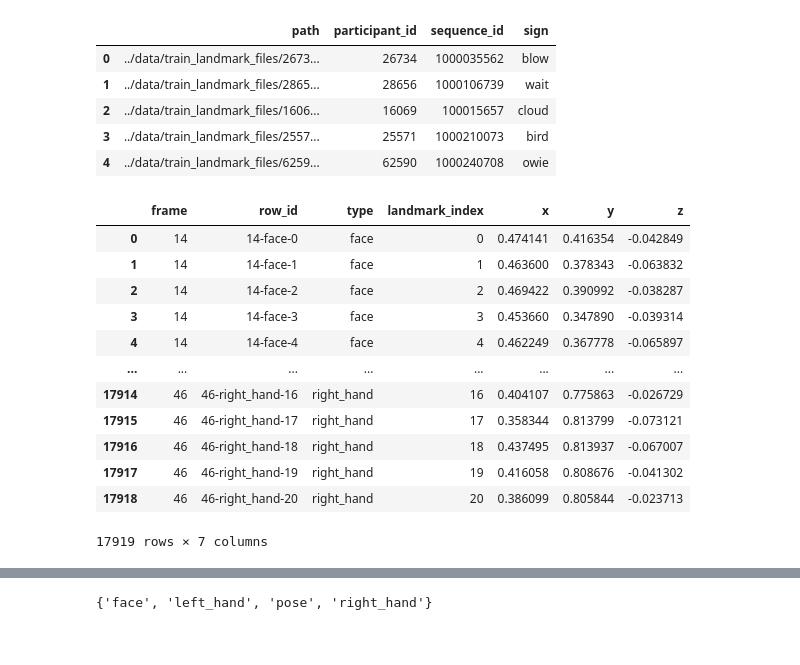
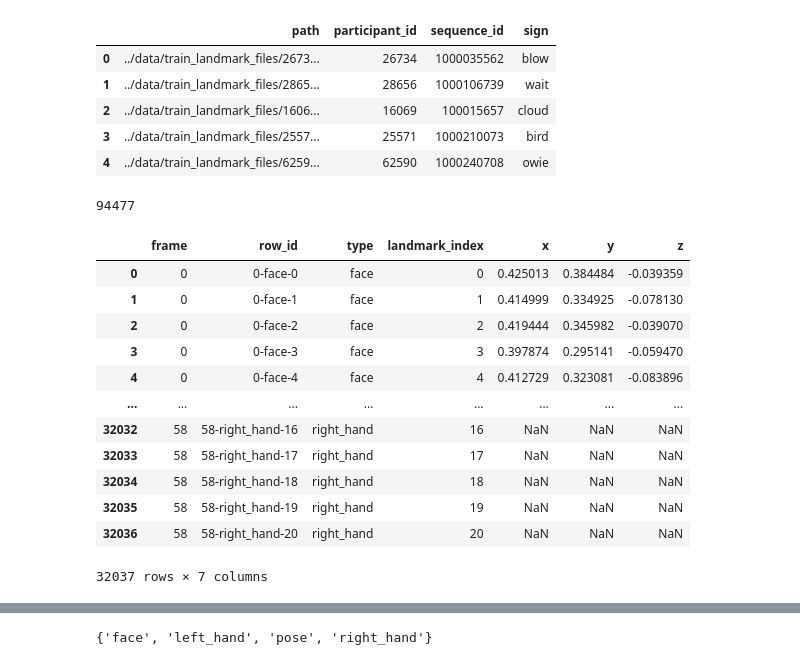
Before and after one commit to ayulockin/kaggle-asl, a Jupyter notebook: notebooks/14_Pose2Headmap.ipynb, the cells around one changed output, grey strips where cells are left out. Cells and saved outputs as stored; diff of their text form; code cells hidden in the pictures.

```diff
--- a/notebooks/14_Pose2Headmap.ipynb
+++ b/notebooks/14_Pose2Headmap.ipynb
@@ -23,6 +23,10 @@ df.head()
 | 2 | ../data/train_landmark_files/1606... | 16069 | 100015657 | cloud |
 | 3 | ../data/train_landmark_files/2557... | 25571 | 1000210073 | bird |
 | 4 | ../data/train_landmark_files/6259... | 62590 | 1000240708 | owie |
+# %%
+len(df)
+# %% [output]
+94477
 # %%
 NUM_JOINTS = 543
 
@@ -65,21 +69,21 @@ RIGHT_HAND = [
     538, 539, 540, 541, 542
 ]
 # %%
-idx = 10
+idx = 100
 
 landmark_df = pd.read_parquet(df.loc[idx].path)
 landmark_df
 # %% [output]
 |  | frame | row_id | type | landmark_index | x | y | z |
-| 0 | 14 | 14-face-0 | face | 0 | 0.474141 | 0.416354 | -0.042849 |
-| 1 | 14 | 14-face-1 | face | 1 | 0.463600 | 0.378343 | -0.063832 |
-| 2 | 14 | 14-face-2 | face | 2 | 0.469422 | 0.390992 | -0.038287 |
-| 3 | 14 | 14-face-3 | face | 3 | 0.453660 | 0.347890 | -0.039314 |
-| 4 | 14 | 14-face-4 | face | 4 | 0.462249 | 0.367778 | -0.065897 |
+| 0 | 0 | 0-face-0 | face | 0 | 0.425013 | 0.384484 | -0.039359 |
+| 1 | 0 | 0-face-1 | face | 1 | 0.414999 | 0.334925 | -0.078130 |
+| 2 | 0 | 0-face-2 | face | 2 | 0.419444 | 0.345982 | -0.039070 |
+| 3 | 0 | 0-face-3 | face | 3 | 0.397874 | 0.295141 | -0.059470 |
+| 4 | 0 | 0-face-4 | face | 4 | 0.412729 | 0.323081 | -0.083896 |
 | ... | ... | ... | ... | ... | ... | ... | ... |
-| 17914 | 46 | 46-right_hand-16 | right_hand | 16 | 0.404107 | 0.775863 | -0.026729 |
-| 17915 | 46 | 46-right_hand-17 | right_hand | 17 | 0.358344 | 0.813799 | -0.073121 |
-| 17916 | 46 | 46-right_hand-18 | right_hand | 18 | 0.437495 | 0.813937 | -0.067007 |
-| 17917 | 46 | 46-right_hand-19 | right_hand | 19 | 0.416058 | 0.808676 | -0.041302 |
-| 17918 | 46 | 46-right_hand-20 | right_hand | 20 | 0.386099 | 0.805844 | -0.023713 |
+| 32032 | 58 | 58-right_hand-16 | right_hand | 16 | NaN | NaN | NaN |
+| 32033 | 58 | 58-right_hand-17 | right_hand | 17 | NaN | NaN | NaN |
+| 32034 | 58 | 58-right_hand-18 | right_hand | 18 | NaN | NaN | NaN |
+| 32035 | 58 | 58-right_hand-19 | right_hand | 19 | NaN | NaN | NaN |
+| 32036 | 58 | 58-right_hand-20 | right_hand | 20 | NaN | NaN | NaN |
-17919 rows × 7 columns
+32037 rows × 7 columns
```
Also changed, not shown: parts of 30 cells of this notebook, 4 other files.
